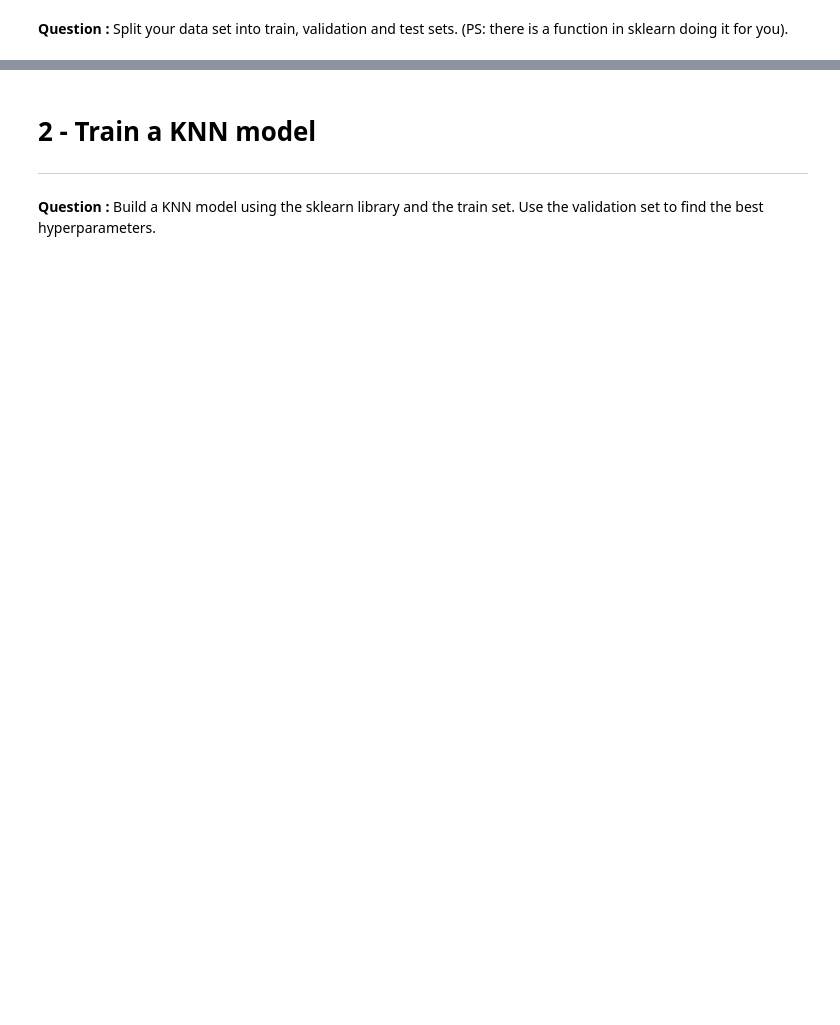
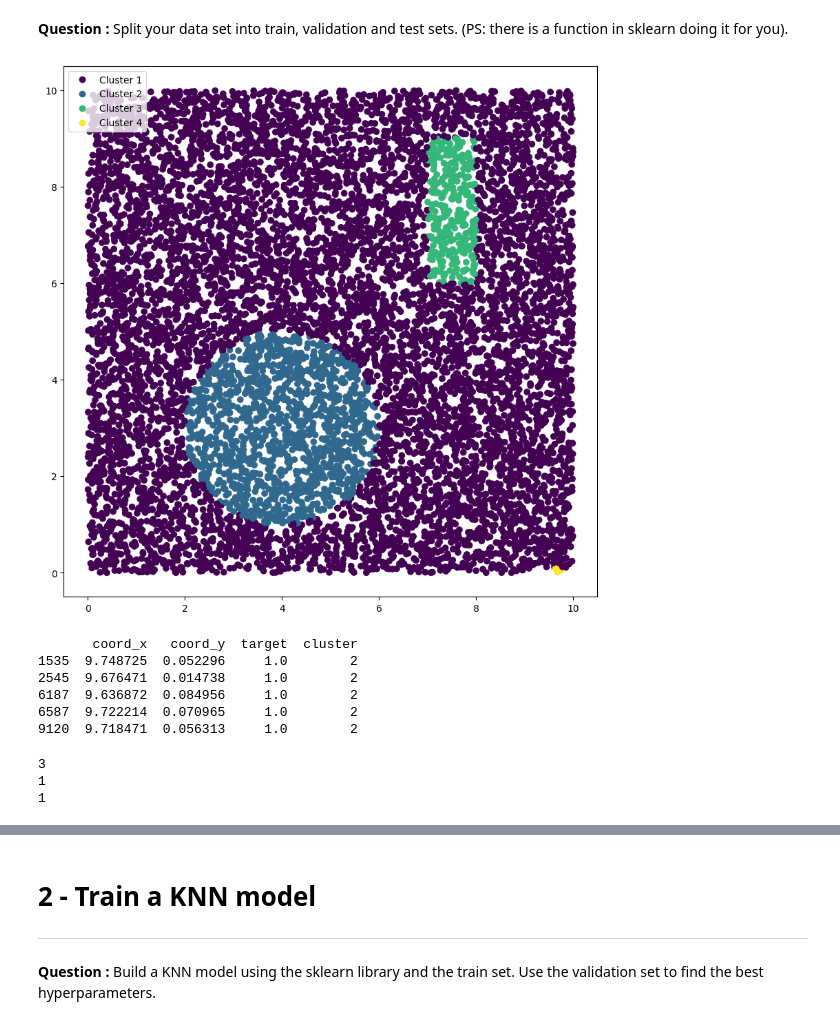
Before and after one commit to gaspardvilla/Nomades_ADA, a Jupyter notebook: Corrections/19_05_2025/19_05_2025.ipynb, the cells around one changed output, grey strips where cells are left out. Cells and saved outputs as stored; diff of their text form; code cells hidden in the pictures; blank space fills up the shorter version.

```diff
--- a/Corrections/19_05_2025/19_05_2025.ipynb
+++ b/Corrections/19_05_2025/19_05_2025.ipynb
@@ -30,17 +35,52 @@ plt.show()
 # %% [markdown]
 **Question :** Split your data set into train, validation and test sets. (PS: there is a function in sklearn doing it for you).
+# %%
+# Train a K-mean model on the predicted values of the full set with target value equal to 1
+from sklearn.cluster import KMeans
+
+kmeans = KMeans(n_clusters=3, random_state=random_state, init = [[4, 3], [8, 8], [10, 0]])
+# kmeans = KMeans(n_clusters=3, random_state=random_state)
+kmeans.fit(data[data.target == 1][['coord_x', 'coord_y']])
+
+# Add the cluster labels to the data set
+data['cluster'] = kmeans.predict(data[['coord_x', 'coord_y']])
+data.loc[data.target == 0, 'cluster'] = -1
+# %%
+# Visualization
+plt.figure(figsize=(10,10))
+scatter = plt.scatter(data['coord_x'], data['coord_y'], c=data['cluster'], cmap='viridis')
+plt.legend(handles=scatter.legend_elements()[0],
+           labels=['Cluster 1', 'Cluster 2', 'Cluster 3', 'Cluster 4'])
+plt.show()
+# %% [output]
+[figure, added]
+# %%
+print(data[(data.coord_y < 0.1) & (data.target == 1)])
+# %% [output]
+       coord_x   coord_y  target  cluster
+1535  9.748725  0.052296     1.0        2
+2545  9.676471  0.014738     1.0        2
+6187  9.636872  0.084956     1.0        2
+6587  9.722214  0.070965     1.0        2
+9120  9.718471  0.056313     1.0        2
 # %%
 # Split your data set in train, validation and test sets
 from sklearn.model_selection import train_test_split
 
-X = data[['coord_x', 'coord_y']]
+X = data[['coord_x', 'coord_y', 'cluster']]
 y = data['target']
-X_train, X_test, y_train, y_test = train_test_split(X, y, test_size=0.2, random_state=random_state)
-X_train, X_val, y_train, y_val = train_test_split(X_train, y_train, test_size=0.25, random_state=random_state)
+# X_train, X_test, y_train, y_test = train_test_split(X, y, test_size=0.2, random_state=random_state)
+# X_train, X_val, y_train, y_val = train_test_split(X_train, y_train, test_size=0.25, random_state=random_state)
+X_train, X_test, y_train, y_test = train_test_split(X, y, test_size=0.2, random_state=random_state, stratify=data.cluster)
+X_train, X_val, y_train, y_val = train_test_split(X_train, y_train, test_size=0.25, random_state=random_state, stratify=X_train.cluster)
 
 
 print(len(X_train[(X_train.coord_y < 0.1) & y_train == 1]))
 print(len(X_val[(X_val.coord_y < 0.1) & y_val == 1]))
 print(len(X_test[(X_test.coord_y < 0.1) & y_test == 1]))
+# %% [output]
+3
+1
+1
 # %%
 print(f'Train : {len(X_train)} / Validation : {len(X_val)} / Test : {len(X_test)}')
```
Also changed, not shown: parts of 7 cells of this notebook, 2 other files.
